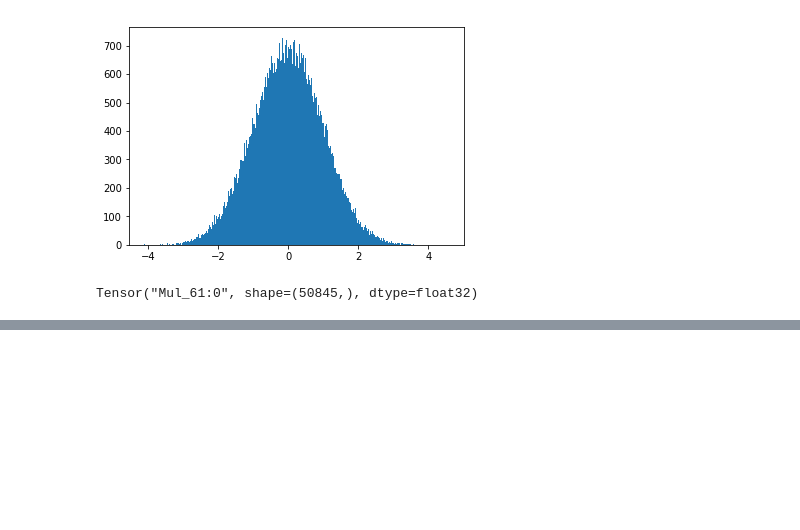
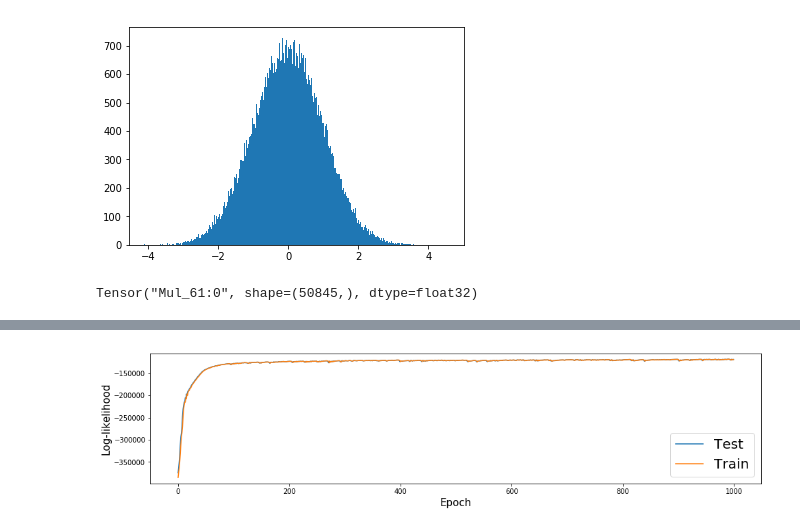
Before and after one commit to HTplex/probp.finalproject, a Jupyter notebook: 2.0-H.ipynb, the cells around one changed output, grey strips where cells are left out. Cells and saved outputs as stored; diff of their text form; code cells hidden in the pictures; blank space fills up the shorter version.

```diff
--- a/2.0-H.ipynb
+++ b/2.0-H.ipynb
@@ -256,7 +260,7 @@ sq = np.sqrt(sky0_e1**2+sky0_e2**2)
 q = ((1.+sq)/(1-sq))**2
 sky0_a1 = np.sqrt(q/(1+q))
 sky0_b1 = np.sqrt(1./(1+q))
-select = sky0_a1/sky0_b1>2
+select = sky0_a1/sky0_b1>-100
 select = select.reshape(select.shape[0])
 
 conc_glxy_xy = all_sky_star[0][select,1:3]
@@ -269,11 +273,11 @@ for sky2 in np.arange(1,300,1):
     q = ((1.+sq)/(1-sq))**2
     a1 = np.sqrt(q/(1+q))
     b1 = np.sqrt(1./(1+q))
-    select = a1/b1>2
+    select = a1/b1>-100
     select = select.reshape(select.shape[0])
     conc_glxy_xy = np.concatenate((conc_glxy_xy,all_sky_star[sky2][select,1:3]),axis = 0)
     conc_glxy_e1_e2 = np.concatenate((conc_glxy_e1_e2,all_sky_star[sky2][select,3:5]),axis = 0)
-    conc_halo_xy = np.concatenate((conc_halo_xy,np.ones(all_sky_star[sky2][select,1:3].shape)*halo[sky2,2:4]),axis = 0)
+    conc_halo_xy = np.concatenate((conc_halo_xy,np.ones(all_sky_star[sky2][select,1:3].shape)*all_sky_halo[sky2,2:4]),axis = 0)
 print(conc_glxy_xy.shape)
 print(conc_halo_xy.shape)
 print(conc_glxy_e1_e2.shape)
@@ -363,0 +372,6 @@ Tensor("Mul_61:0", shape=(50845,), dtype=float32)
+# %%
+all_sky_xy_e1e2 = np.concatenate((conc_glxy_xy/4200., conc_glxy_e1_e2),axis = 1)
+conc_glxy_halo_d_xy = (conc_glxy_xy - conc_halo_xy)/4200.
+all_sky_glxy_halo_r = (np.sum(conc_glxy_halo_d_xy**2 ,axis = 1))**(1/2.)
+all_sky_glxy_halo_p = np.arctan((conc_glxy_halo_d_xy[:,0]/conc_glxy_halo_d_xy[:,1]).astype(dtype = np.float64))
+print(all_sky_xy_e1e2)
@@ -363,0 +418,16 @@ Tensor("Mul_61:0", shape=(50845,), dtype=float32)
+# %%
+inference = ed.MAP(data={r: out_r, p:out_p})
+optimizer = tf.train.AdamOptimizer(5e-3)
+inference.initialize(optimizer=optimizer, var_list=tf.trainable_variables())
+
+sess = ed.get_session()
+tf.global_variables_initializer().run()
+# %%
+n_epoch = 1000
+train_loss = np.zeros(n_epoch)
+test_loss = np.zeros(n_epoch)
+for i in range(n_epoch):
+  info_dict = inference.update(feed_dict={in_data: all_sky_xy_e1e2, out_r: all_sky_glxy_halo_r,out_p: all_sky_glxy_halo_p })
+  train_loss[i] = info_dict['loss']
+  test_loss[i] = sess.run(inference.loss, feed_dict={in_data: all_sky_xy_e1e2, out_r: all_sky_glxy_halo_r,out_p: all_sky_glxy_halo_p })
+  inference.print_progress(info_dict)
@@ -363,0 +436,10 @@ Tensor("Mul_61:0", shape=(50845,), dtype=float32)
+# %%
+fig, axes = plt.subplots(nrows=1, ncols=1, figsize=(16, 3.5))
+plt.plot(np.arange(n_epoch), -test_loss , label='Test')
+plt.plot(np.arange(n_epoch), -train_loss , label='Train')
+plt.legend(fontsize=20)
+plt.xlabel('Epoch', fontsize=15)
+plt.ylabel('Log-likelihood', fontsize=15)
+plt.show()
+# %% [output]
+[figure, added]
```
Also changed, not shown: parts of 17 cells of this notebook, 1 other file.
